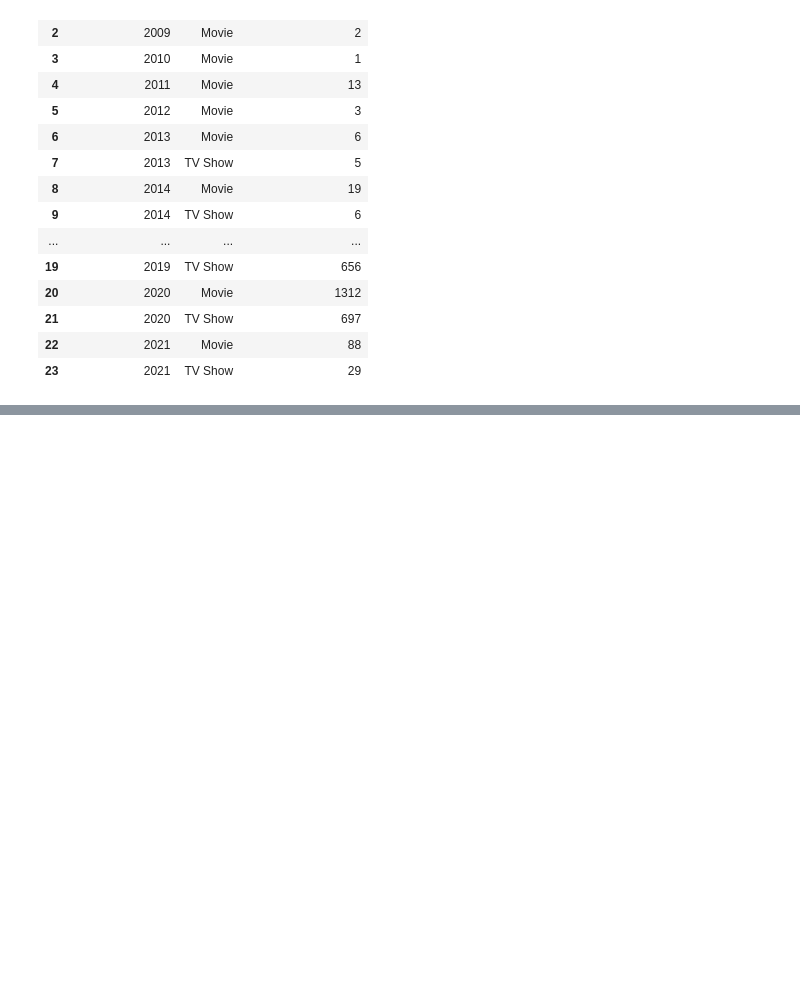
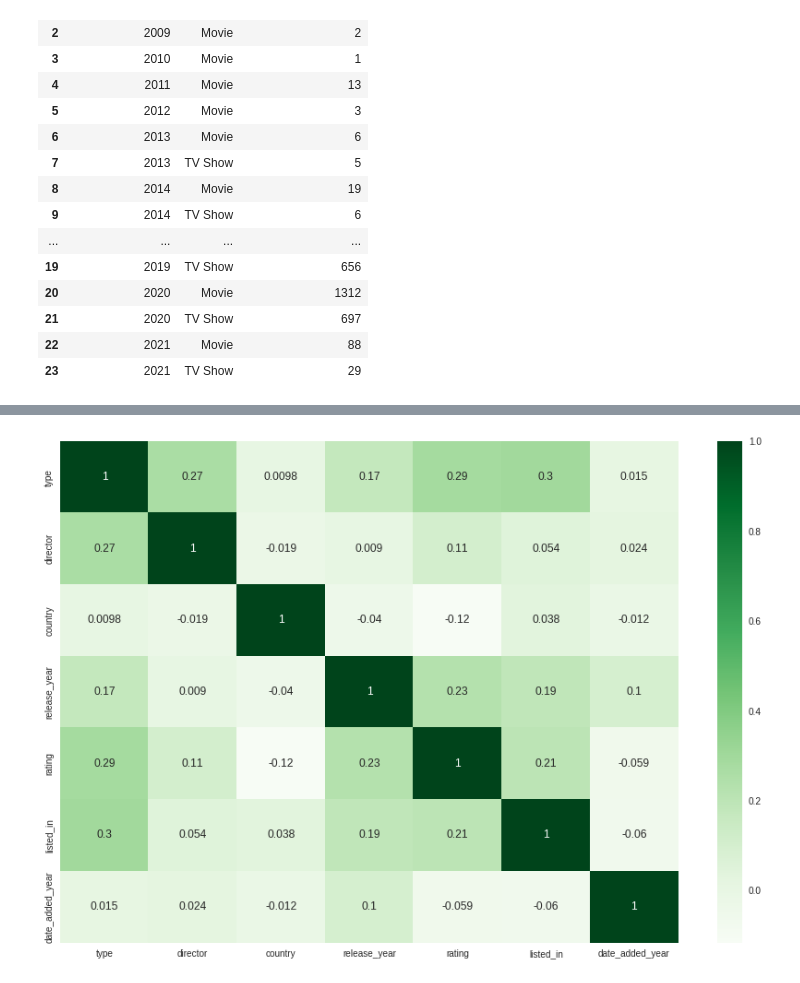
Before and after one commit to SAKSHIDHYANI/Netflix-Movies-and-Tv-Shows-Clustering, a Jupyter notebook: NETFLIX_MOVIES_AND_TV_SHOWS_CLUSTERING.ipynb, the cells around one changed output, grey strips where cells are left out. Saved outputs shown, nothing was run; the diff lists cells and outputs as text; code cells hidden in the pictures; blank space fills up the shorter version.

```diff
--- a/NETFLIX_MOVIES_AND_TV_SHOWS_CLUSTERING.ipynb
+++ b/NETFLIX_MOVIES_AND_TV_SHOWS_CLUSTERING.ipynb
@@ -553,0 +580,12 @@ sns.scatterplot(x='date_added_year', y='content_type_count', data=new_df, hue='t
+# %%
+converted_data = netflix_data.copy()
+converted_data.head()
+label_encoder = LabelEncoder()
+converted_data['type'] = label_encoder.fit_transform(converted_data['type'])
+converted_data.drop(['title','cast','date_added','duration','description','Action & Adventure', 'Anime', 'Children & Family',
+       'Classic', 'Comedy', 'Crime', 'Documentaries', 'Horror', 'Romantic',
+       'Science', 'Thriller', 'Drama','Season_wise_content',],axis=1,inplace=True)
+converted_data['listed_in'] = label_encoder.fit_transform(converted_data['listed_in'])
+converted_data['director'] = label_encoder.fit_transform(converted_data['director'])
+converted_data['country'] = label_encoder.fit_transform(converted_data['country'])
+converted_data['rating'] = label_encoder.fit_transform(converted_data['rating'])
@@ -553,0 +601,5 @@ sns.scatterplot(x='date_added_year', y='content_type_count', data=new_df, hue='t
+# %%
+plt.figure(figsize = (15,10))
+ax = sns.heatmap(converted_data.corr(), annot=True,cmap="Greens")
+# %% [output]
+[figure, added]
```
Also changed, not shown: parts of 52 cells of this notebook.
